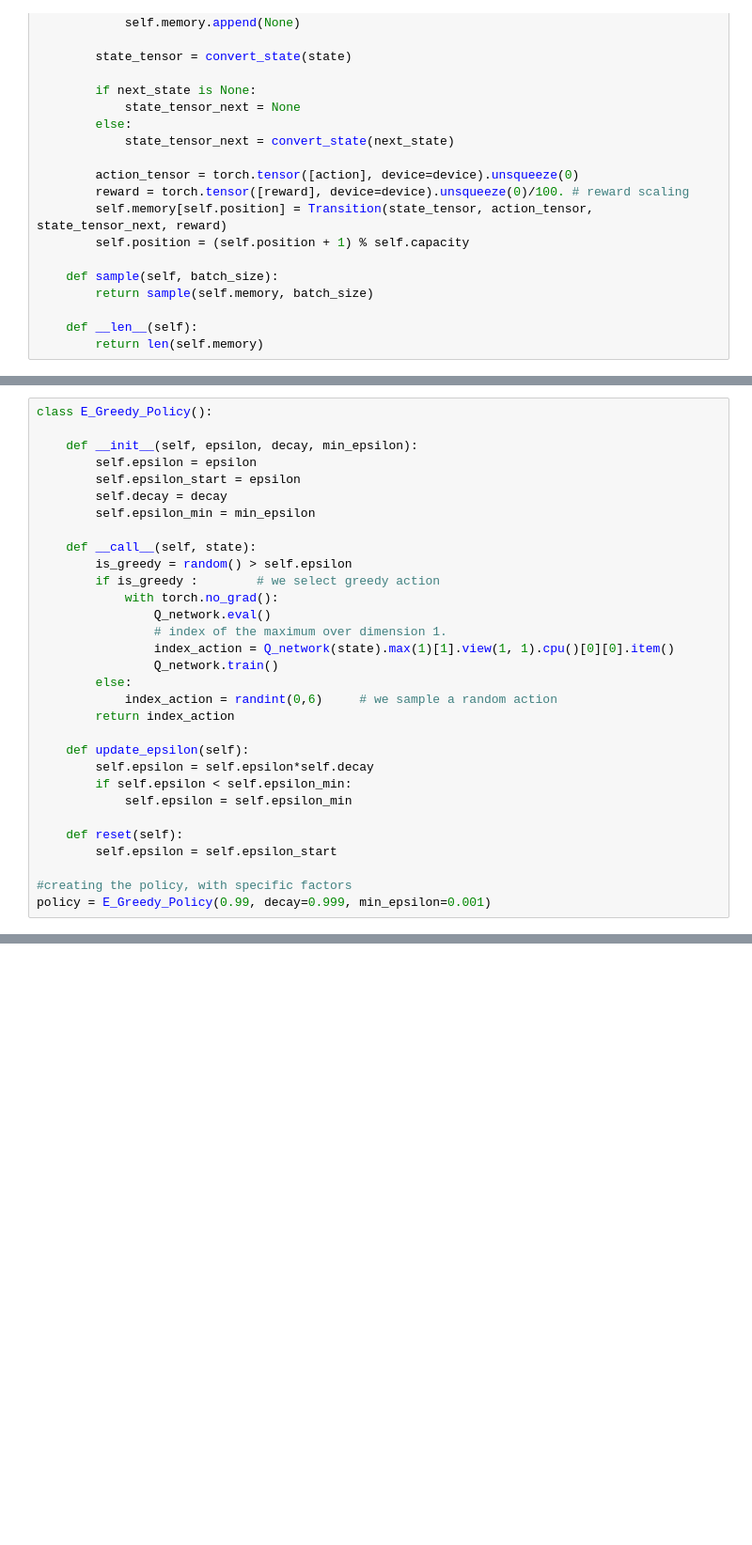
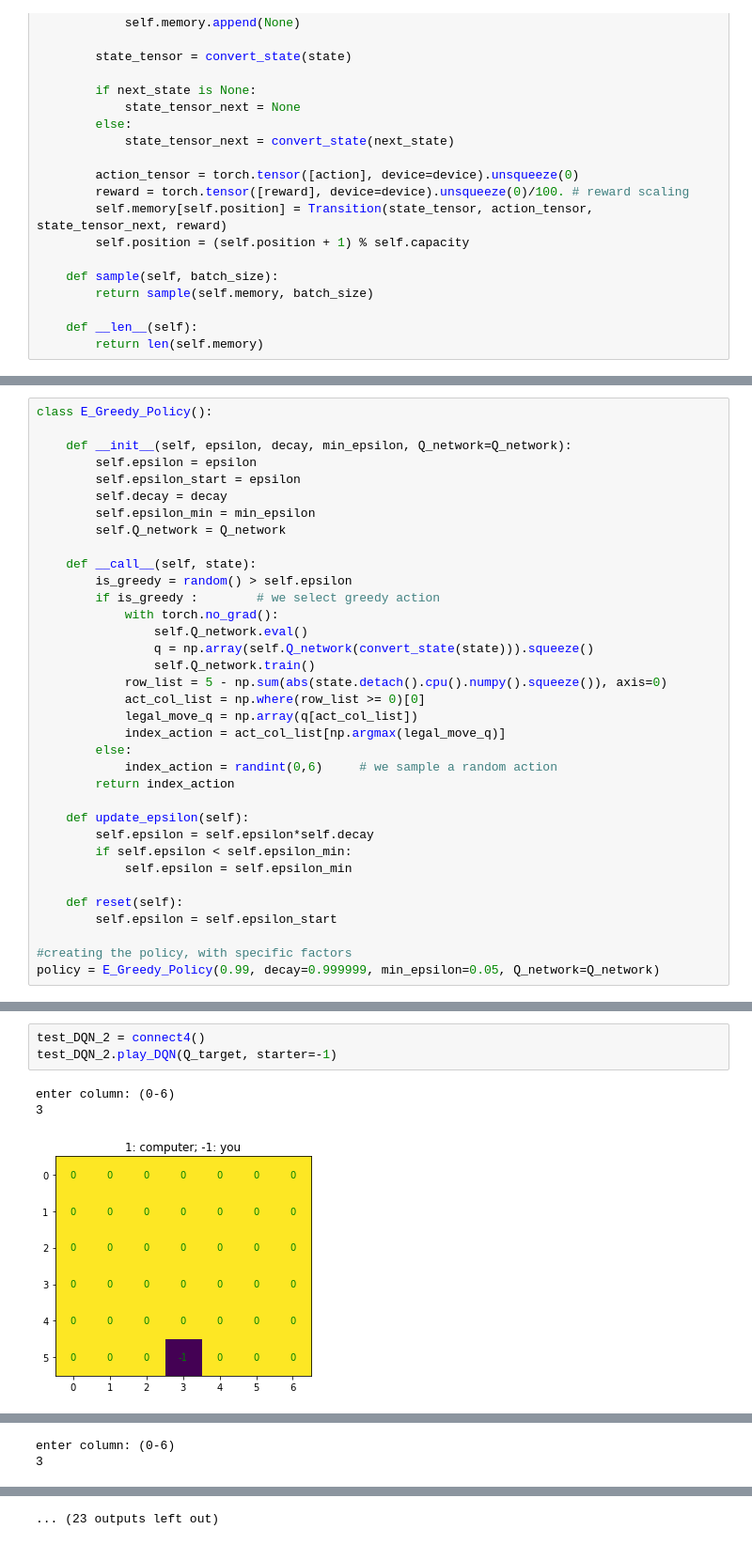
Before and after one commit to chihangs/INM707, a Jupyter notebook: Connect4.ipynb, the cells around one changed output, grey strips where cells are left out. Shown at 94% size. Cells and saved outputs as stored; diff of their text form; blank space fills up the shorter version.

Commit message:
step_memory, self_start, greedy_policy, fix step

```diff
--- a/Connect4.ipynb
+++ b/Connect4.ipynb
@@ -517,20 +494,24 @@ memory = ReplayMemory(40000)    #capacity of the memory
 # %%
 class E_Greedy_Policy():
 
-    def __init__(self, epsilon, decay, min_epsilon):
+    def __init__(self, epsilon, decay, min_epsilon, Q_network=Q_network):
         self.epsilon = epsilon
         self.epsilon_start = epsilon
         self.decay = decay
         self.epsilon_min = min_epsilon
+        self.Q_network = Q_network
 
     def __call__(self, state):
         is_greedy = random() > self.epsilon
         if is_greedy :        # we select greedy action
             with torch.no_grad():
-                Q_network.eval()
-                # index of the maximum over dimension 1.
-                index_action = Q_network(state).max(1)[1].view(1, 1).cpu()[0][0].item()
-                Q_network.train()
+                self.Q_network.eval()
+                q = np.array(self.Q_network(convert_state(state))).squeeze()
+                self.Q_network.train()
+            row_list = 5 - np.sum(abs(state.detach().cpu().numpy().squeeze()), axis=0)
+            act_col_list = np.where(row_list >= 0)[0]
+            legal_move_q = np.array(q[act_col_list])
+            index_action = act_col_list[np.argmax(legal_move_q)]
         else:
             index_action = randint(0,6)     # we sample a random action
         return index_action
@@ -544,7 +525,7 @@ class E_Greedy_Policy():
         self.epsilon = self.epsilon_start
 
 #creating the policy, with specific factors
-policy = E_Greedy_Policy(0.99, decay=0.999, min_epsilon=0.001)
+policy = E_Greedy_Policy(0.99, decay=0.999999, min_epsilon=0.05, Q_network=Q_network)
 # %%
 BATCH_SIZE = 32
 GAMMA = 0.8
@@ -676,0 +689,7 @@ test_DQN_1.play_DQN(Q_target)
+# %%
+test_DQN_2 = connect4()
+test_DQN_2.play_DQN(Q_target, starter=-1)
+# %% [output]
+enter column: (0-6)
+3
+[figure, added]
@@ -676,0 +697,2 @@ test_DQN_1.play_DQN(Q_target)
+enter column: (0-6)
+3
@@ -676,0 +709 @@ test_DQN_1.play_DQN(Q_target)
+... (23 outputs left out)
```
Also changed, not shown: parts of 15 cells of this notebook.
